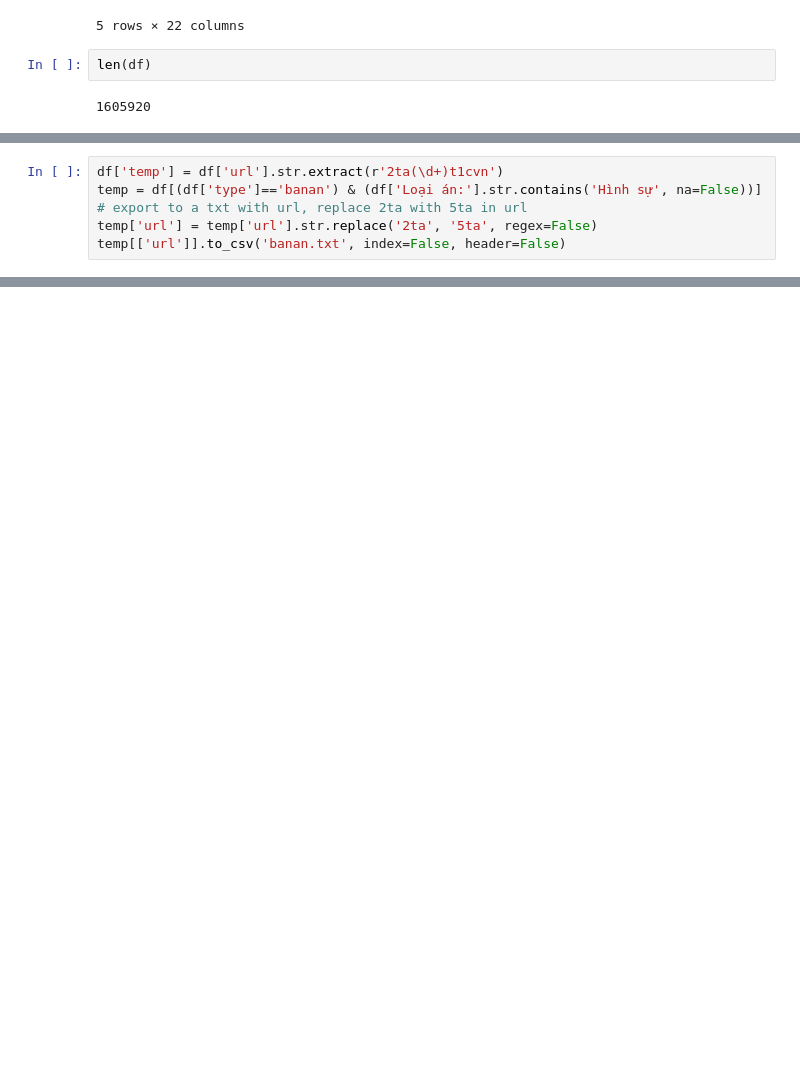
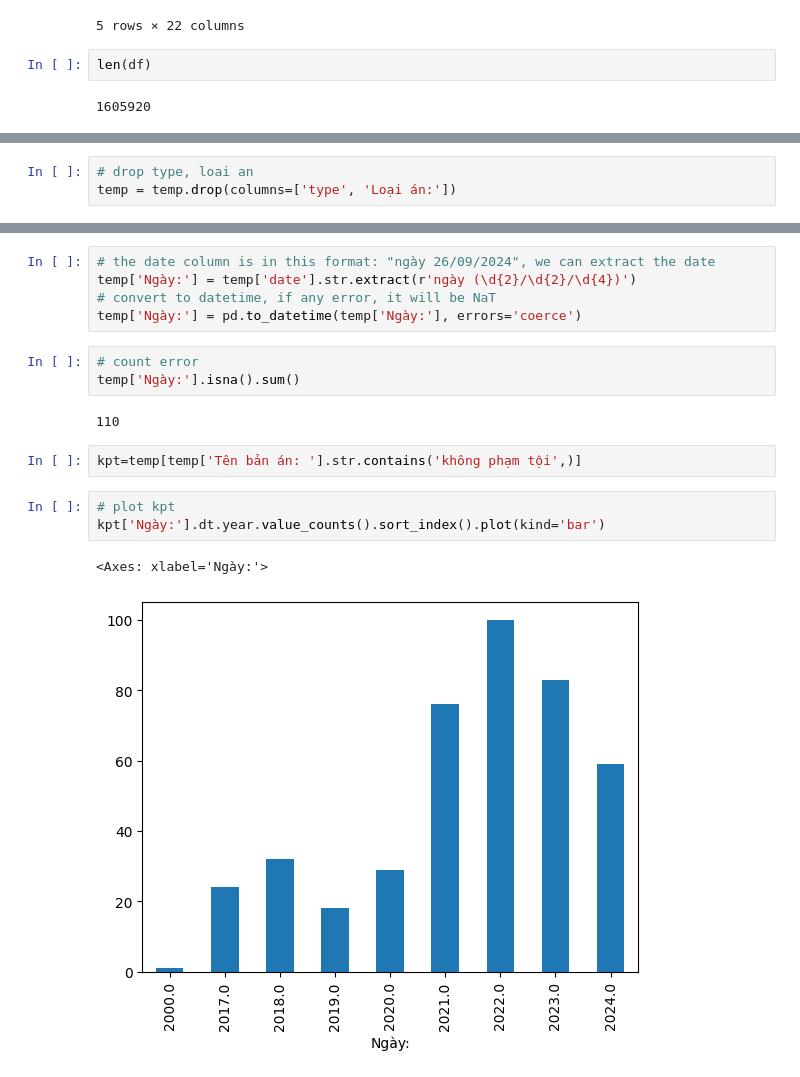
Before and after one commit to Th1nhNg0/congbobanan, a Jupyter notebook: analysis.ipynb, the cells around one changed output, grey strips where cells are left out. Drawn from its saved outputs; the diff is of its cells as text; blank space fills up the shorter version.

```diff
--- a/analysis.ipynb
+++ b/analysis.ipynb
@@ -19 +24,4 @@ len(df)
+# %%
+# drop type, loai an
+temp = temp.drop(columns=['type', 'Loại án:'])
 # %%
@@ -56,6 +29,0 @@ Name: count, dtype: int64
-# %%
-df['temp'] = df['url'].str.extract(r'2ta(\d+)t1cvn')
-temp = df[(df['type']=='banan') & (df['Loại án:'].str.contains('Hình sự', na=False))]
-# export to a txt with url, replace 2ta with 5ta in url
-temp['url'] = temp['url'].str.replace('2ta', '5ta', regex=False)
-temp[['url']].to_csv('banan.txt', index=False, header=False)
@@ -67,0 +47,18 @@ See the caveats in the documentation: https://pandas.pydata.org/pandas-docs/stab
+# %%
+# the date column is in this format: "ngày 26/09/2024", we can extract the date
+temp['Ngày:'] = temp['date'].str.extract(r'ngày (\d{2}/\d{2}/\d{4})')
+# convert to datetime, if any error, it will be NaT
+temp['Ngày:'] = pd.to_datetime(temp['Ngày:'], errors='coerce')
+# %%
+# count error
+temp['Ngày:'].isna().sum()
+# %% [output]
+110
+# %%
+kpt=temp[temp['Tên bản án: '].str.contains('không phạm tội',)]
+# %%
+# plot kpt
+kpt['Ngày:'].dt.year.value_counts().sort_index().plot(kind='bar')
+# %% [output]
+<Axes: xlabel='Ngày:'>
+[figure, added]
```
Also changed, not shown: parts of 10 cells of this notebook.
